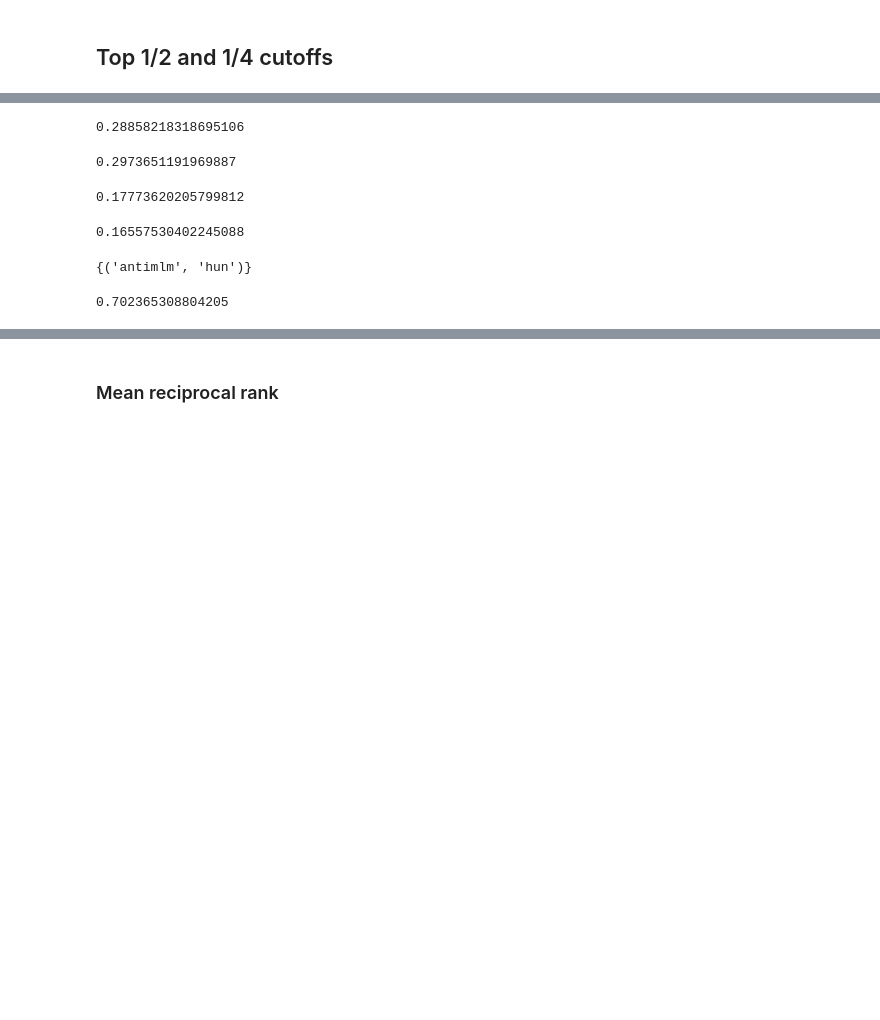
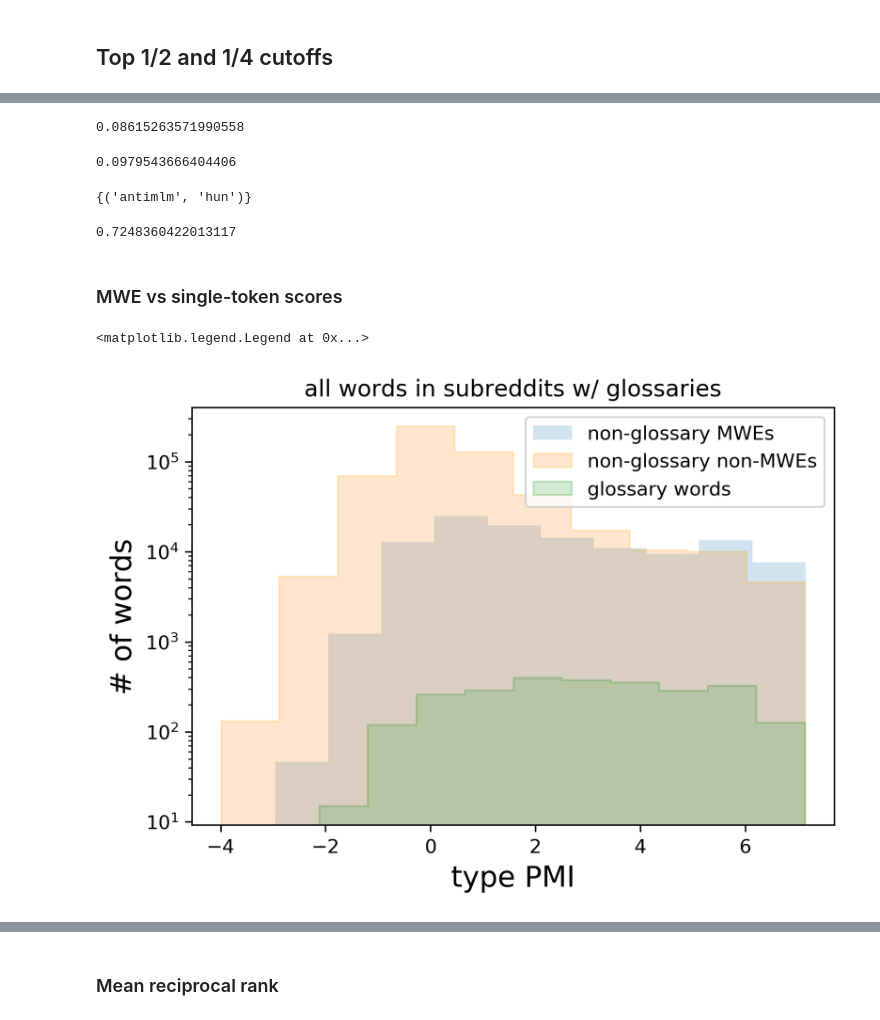
Before and after one commit to lucy3/ingroup_lang, a Jupyter notebook: code/senses.ipynb, the cells around one changed output, grey strips where cells are left out. Drawn from its saved outputs; the diff is of its cells as text; code cells hidden in the pictures; blank space fills up the shorter version.

Commit message:
getting new tfidf and type pmi results

```diff
--- a/code/senses.ipynb
+++ b/code/senses.ipynb
@@ -21,7 +23,7 @@ TFIDF_DIR = LOG_DIR + 'tfidf/'
 # %% [markdown]
 ## Finetuned Sense PMI
 # %%
-sr2terms = get_sr2terms()
+sr2terms = glossary_eval.get_sr2terms()
 # %%
 gloss_vals = []
 not_gloss_vals = []
@@ -640,19 +644,17 @@ def get_glossary_percentage(cutoff, path, metric):
                     total_count += 1
     return recall_count / total_count, recall_set
 # %%
-percent, sense_set = get_glossary_percentage(sense_t, SENSE_PMI_DIR, 'max_pmi')
-print(percent)
-percent, _, = get_glossary_percentage(base_t, BASE_SENSE_PMI_DIR, 'max_pmi')
-print(percent)
+#percent, sense_set = get_glossary_percentage(sense_t, SENSE_PMI_DIR, 'max_pmi')
+#print(percent)
+#percent, _, = get_glossary_percentage(base_t, BASE_SENSE_PMI_DIR, 'max_pmi')
+#print(percent)
 percent, type_set = get_glossary_percentage(type_t, TYPE_PMI_DIR, 'pmi')
 print(percent)
 percent, _ = get_glossary_percentage(tfidf_t, TFIDF_DIR, 'tfidf')
 print(percent)
 # %% [output]
-0.28858218318695106
+0.08615263571990558
-0.2973651191969887
+0.0979543666404406
-0.17773620205799812
-0.16557530402245088
 # %%
 sense_set & type_set
 # %% [output]
@@ -675,4 +677,39 @@ for filename in tqdm.tqdm(sorted(os.listdir(TYPE_PMI_DIR))):
     total_count += len(gloss_terms)
 print(recall_count / total_count)
 # %% [output]
-0.702365308804205
+0.7248360422013117
+# %% [markdown]
+### MWE vs single-token scores
+# %%
+single_vals = []
+mwe_vals = []
+gloss_vals = []
+for filename in tqdm.tqdm(sorted(os.listdir(TYPE_PMI_DIR))):
+    subreddit = filename.replace('_0.2.csv', '')
+    if subreddit not in sr2terms: continue
+    gloss_terms = set(sr2terms[subreddit])
+    with open(TYPE_PMI_DIR + filename, 'r') as infile:
+        w2score = defaultdict(list)
+        reader = csv.DictReader(infile)
+        for row in reader:
+            w = row['word']
+            score = float(row['pmi'])
+            if w in gloss_terms:
+                gloss_vals.append(score)
+            else:
+                if len(w.split()) > 1:
+                    mwe_vals.append(score)
+                else:
+                    single_vals.append(score)
+# %%
+plt.hist(mwe_vals, label="non-glossary MWEs", alpha=0.2, edgecolor='lightblue', histtype= "stepfilled")
+plt.hist(single_vals, label="non-glossary non-MWEs", alpha=0.2, edgecolor='orange', histtype= "stepfilled")
+plt.hist(gloss_vals, label="glossary words", alpha=0.2, edgecolor='green', histtype= "stepfilled")
+plt.yscale('log')
+plt.ylabel('# of words', fontsize=15)
+plt.xlabel('type PMI', fontsize=15)
+plt.title("all words in subreddits w/ glossaries")
+plt.legend()
+# %% [output]
+<matplotlib.legend.Legend at 0x...>
+[figure, added]
```
Also changed, not shown: parts of 13 cells of this notebook, 4 other files.
